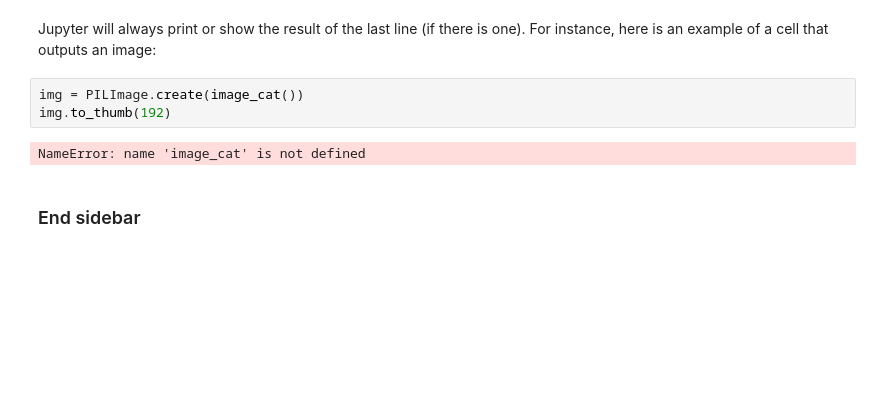
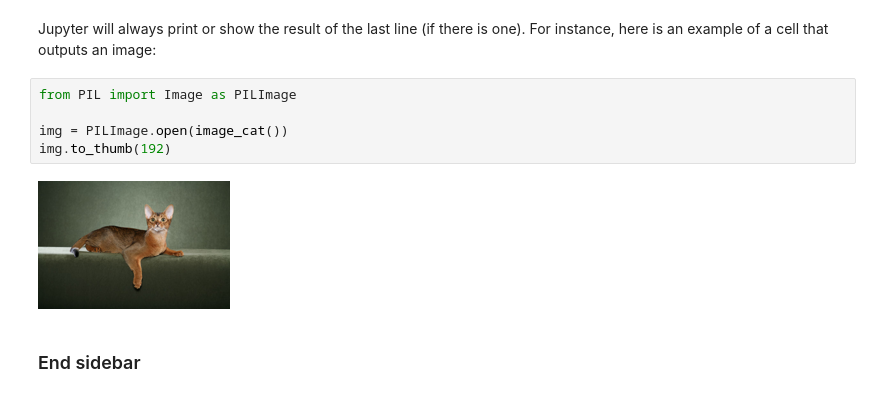
Before and after one commit to vtheegula/cuddly-rotary, a Jupyter notebook: 01_intro.ipynb, the cells around one changed output. Cells and saved outputs as stored; diff of their text form; blank space fills up the shorter version.

```diff
--- a/01_intro.ipynb
+++ b/01_intro.ipynb
@@ -260,10 +258,12 @@ You just saw how a cell that outputs a table looks inside the book. Here is an e
 # %% [markdown]
 Jupyter will always print or show the result of the last line (if there is one). For instance, here is an example of a cell that outputs an image:
 # %%
-img = PILImage.create(image_cat())
+from PIL import Image as PILImage
+
+img = PILImage.open(image_cat())
 img.to_thumb(192)
 # %% [output]
-NameError: name 'image_cat' is not defined
+[figure, added]
 # %% [markdown]
 ### End sidebar
 # %% [markdown]
```
Also changed, not shown: parts of 3 cells of this notebook.
